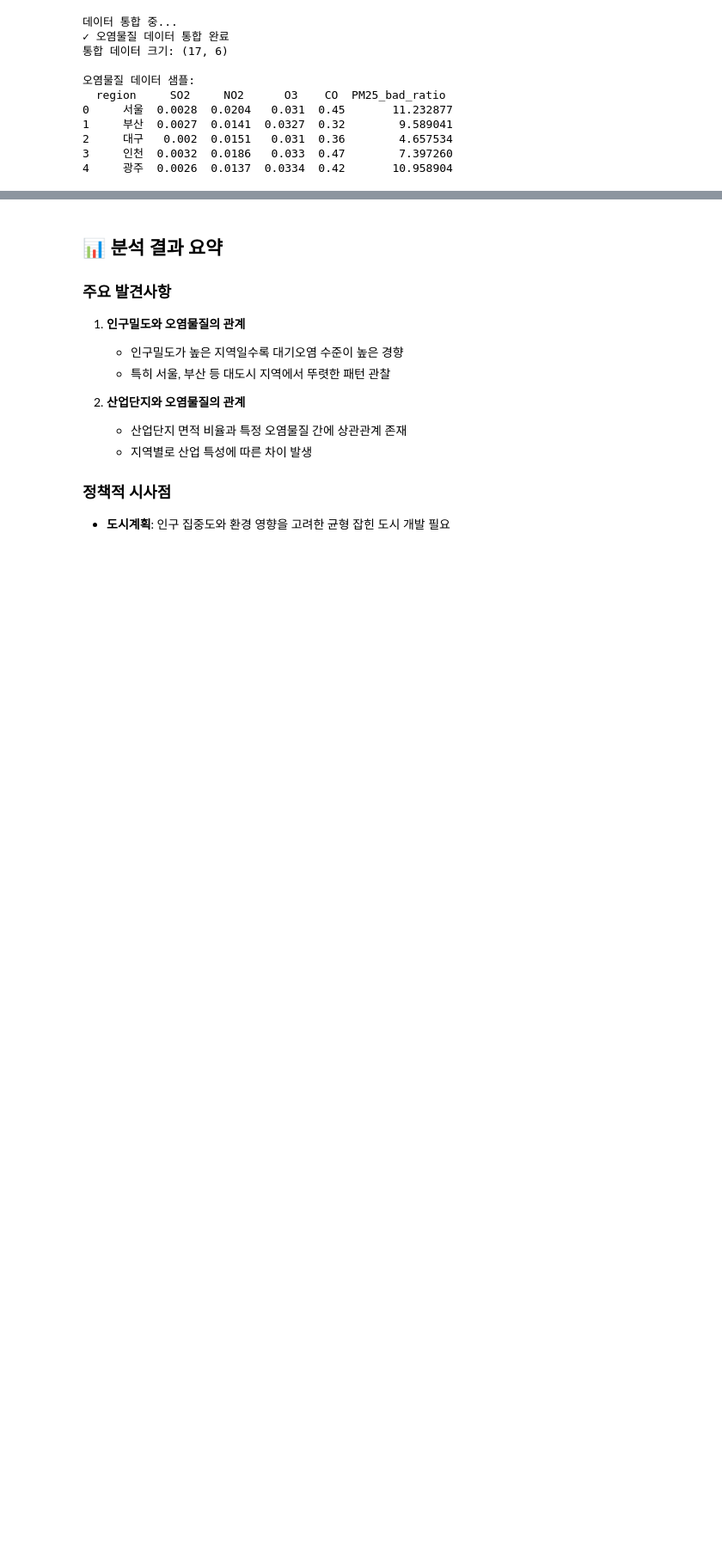
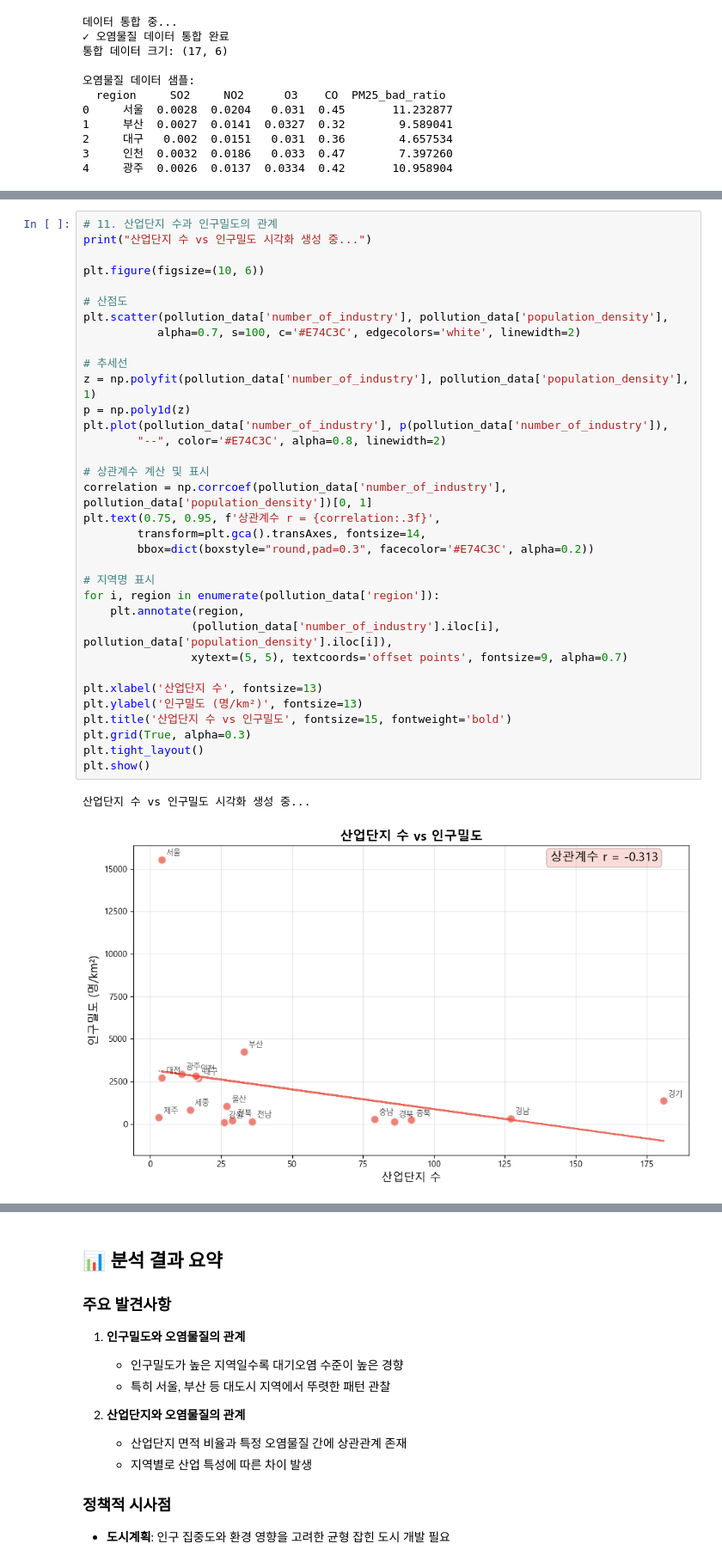
Before and after one commit to Encore-SKN-17/EDA_MINI_3TEAM, a Jupyter notebook: graph.ipynb, the cells around one changed output, grey strips where cells are left out. Shown at 86% size. Saved outputs shown, nothing was run; the diff lists cells and outputs as text; blank space fills up the shorter version.

```diff
--- a/graph.ipynb
+++ b/graph.ipynb
@@ -420 +421,38 @@ plt.show()
+# %%
+# 11. 산업단지 수과 인구밀도의 관계
+print("산업단지 수 vs 인구밀도 시각화 생성 중...")
+
+plt.figure(figsize=(10, 6))
+
+# 산점도
+plt.scatter(pollution_data['number_of_industry'], pollution_data['population_density'],
+           alpha=0.7, s=100, c='#E74C3C', edgecolors='white', linewidth=2)
+
+# 추세선
+z = np.polyfit(pollution_data['number_of_industry'], pollution_data['population_density'], 1)
+p = np.poly1d(z)
+plt.plot(pollution_data['number_of_industry'], p(pollution_data['number_of_industry']),
+        "--", color='#E74C3C', alpha=0.8, linewidth=2)
+
+# 상관계수 계산 및 표시
+correlation = np.corrcoef(pollution_data['number_of_industry'], pollution_data['population_density'])[0, 1]
+plt.text(0.75, 0.95, f'상관계수 r = {correlation:.3f}',
+        transform=plt.gca().transAxes, fontsize=14,
+        bbox=dict(boxstyle="round,pad=0.3", facecolor='#E74C3C', alpha=0.2))
+
+# 지역명 표시
+for i, region in enumerate(pollution_data['region']):
+    plt.annotate(region,
+                (pollution_data['number_of_industry'].iloc[i], pollution_data['population_density'].iloc[i]),
+                xytext=(5, 5), textcoords='offset points', fontsize=9, alpha=0.7)
+
+plt.xlabel('산업단지 수', fontsize=13)
+plt.ylabel('인구밀도 (명/km²)', fontsize=13)
+plt.title('산업단지 수 vs 인구밀도', fontsize=15, fontweight='bold')
+plt.grid(True, alpha=0.3)
+plt.tight_layout()
+plt.show()
+# %% [output]
+산업단지 수 vs 인구밀도 시각화 생성 중...
+[figure, added]
 # %%
```
Also changed, not shown: parts of 8 cells of this notebook.
